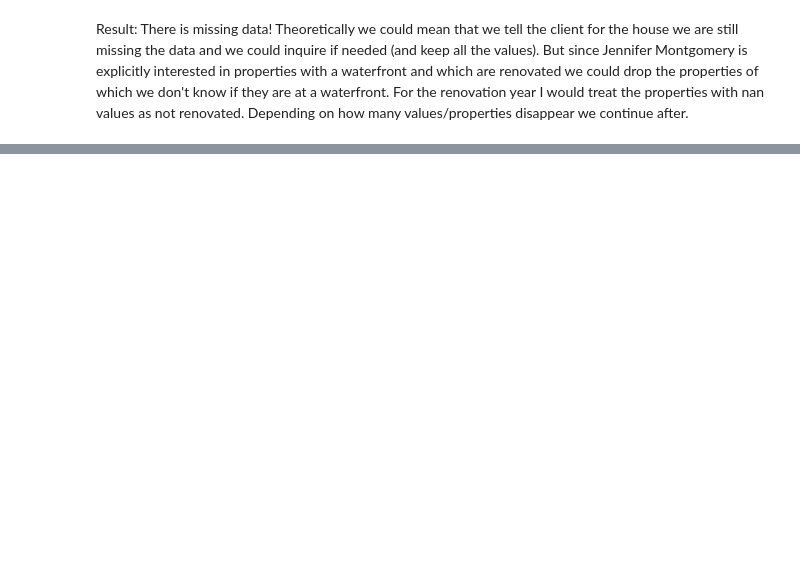
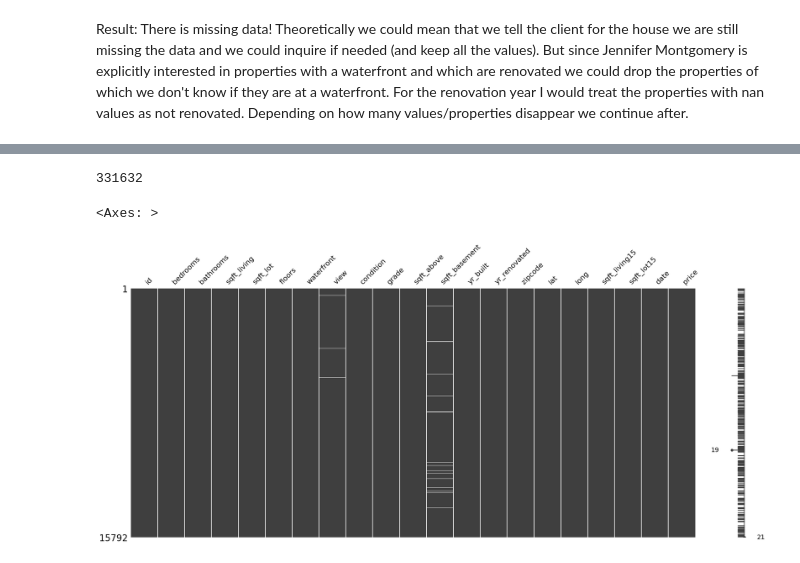
Before and after one commit to marcbp88/EDA-Project, a Jupyter notebook: EDA.ipynb, the cells around one changed output, grey strips where cells are left out. Saved outputs shown, nothing was run; the diff lists cells and outputs as text; code cells hidden in the pictures; blank space fills up the shorter version.

```diff
--- a/EDA.ipynb
+++ b/EDA.ipynb
@@ -352,0 +339,7 @@ Result: There is missing data! Theoretically we could mean that we tell the clie
+# %%
+#first create a copy of the dataset
+df_kc_nonan = df_king_county_imp.copy()
+
+#drop all rows if they contain at least one missing value in the columns waterfront and renovated
+df_kc_nonan = df_kc_nonan.dropna(subset=['waterfront','yr_renovated'])
+df_kc_nonan.reset_index(inplace=True, drop=True)
@@ -352,0 +376,9 @@ Result: There is missing data! Theoretically we could mean that we tell the clie
+# %%
+df_kc_nonan.size
+# %% [output]
+331632
+# %%
+msno.matrix(df_kc_nonan)
+# %% [output]
+<Axes: >
+[figure, added]
```
Also changed, not shown: parts of 55 cells of this notebook, 5 other files.
